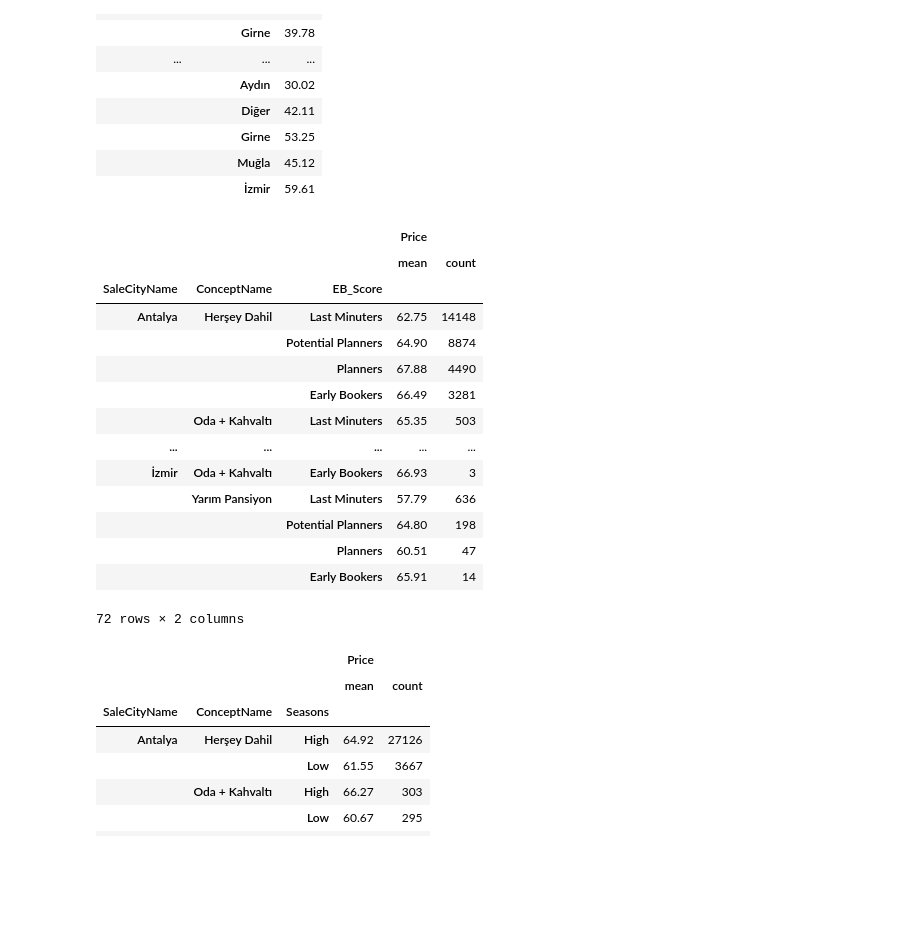
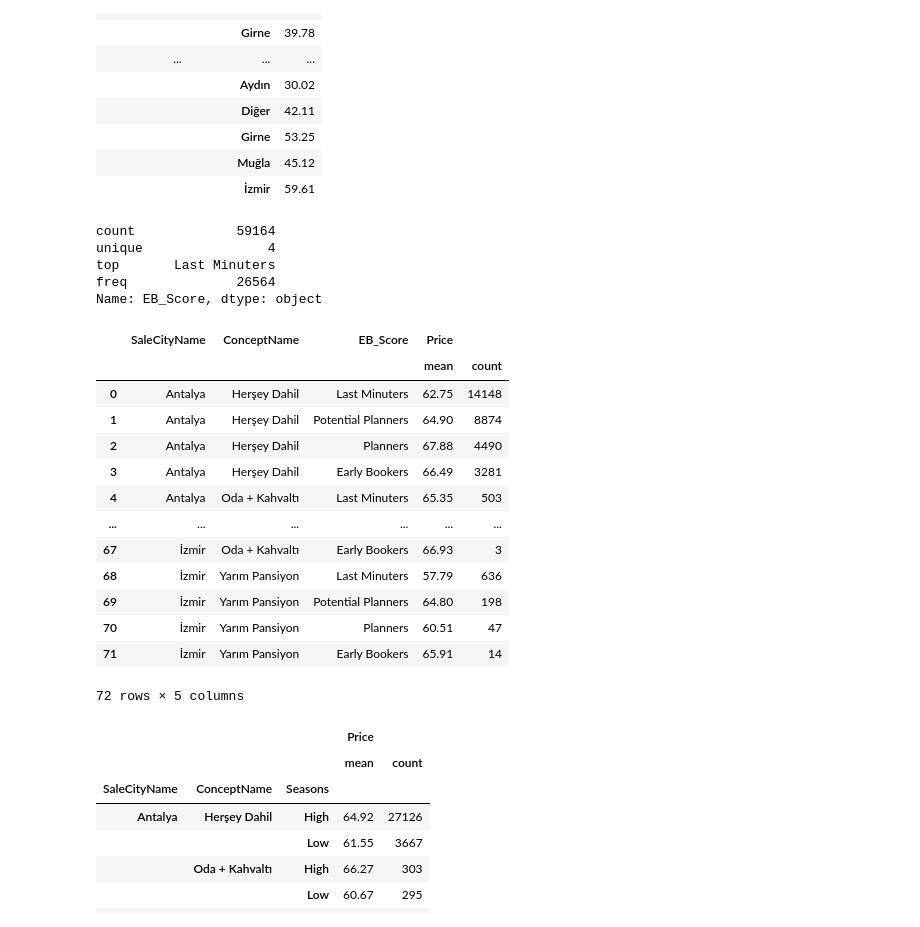
Before and after one commit to onurcakili/dataScienceRepository, a Jupyter notebook: 01_Data_Science_Projects/02_Revenue_Prediction_Segmentation.ipynb, the cells around one changed output. Saved outputs shown, nothing was run; the diff lists cells and outputs as text; code cells hidden in the pictures; blank space fills up the shorter version.

```diff
--- a/01_Data_Science_Projects/02_Revenue_Prediction_Segmentation.ipynb
+++ b/01_Data_Science_Projects/02_Revenue_Prediction_Segmentation.ipynb
@@ -155,32 +176,40 @@ df.groupby(["ConceptName","SaleCityName"]).agg({"Price":"mean"})
 |  | Muğla | 45.12 |
 |  | İzmir | 59.61 |
 # %%
-#SaleCheckınDayDiff değişkenini EB_Score adında yeni bir kategorik değişkene çeviriniz.
+# Erken Rezervasyon (Early_Booking) üzerinde işlem yapacağız
+# SaleCheckınDayDiff değişkenini EB_Score adında yeni bir kategorik değişkene çevirelim.
 
-bins = [-1,7,30,90,df["SaleCheckInDayDiff"].max()]
-labels=["Last Minuters","Potential Planners", "Planners", "Early Bookers"]
+myBins = [-1, 7, 30, 90, df["SaleCheckInDayDiff"].max()]
 
-df["EB_Score"]= pd.cut(df["SaleCheckInDayDiff"],bins,labels=labels)
+myLabels=["Last Minuters","Potential Planners", "Planners", "Early Bookers"]
 
-df.head(15).to_excel("ab_score.xlsx", index=False)
+df["EB_Score"]= pd.cut(df["SaleCheckInDayDiff"], bins = myBins, labels = myLabels)
+
+df["EB_Score"].describe()
+# %% [output]
+count             59164
+unique                4
+top       Last Minuters
+freq              26564
+Name: EB_Score, dtype: object
 # %%
-#Şehir,Concept,[EB_Score, Sezon,CInday] kırılımında ücret ortalamaları ve frekanslarına bakınız
-#şehir-concept-EB Score kırılımında ücret ortalamaları
-df.groupby(by=["SaleCityName","ConceptName","EB_Score"]).agg({"Price":["mean","count"]})
+# Şehir, Concept, [EB_Score, Sezon,CInday] kırılımında ücret ortalamaları ve frekanslarına bakalım
+# Şehir-concept-EB Score kırılımında ücret ortalamaları
+
+df.groupby(["SaleCityName","ConceptName","EB_Score"]).agg({"Price":["mean","count"]}).reset_index()
 # %% [output]
-|  |  |  | Price |  |
-|  |  |  | mean | count |
-| SaleCityName | ConceptName | EB_Score |  |  |
-| Antalya | Herşey Dahil | Last Minuters | 62.75 | 14148 |
-|  |  | Potential Planners | 64.90 | 8874 |
-|  |  | Planners | 67.88 | 4490 |
-|  |  | Early Bookers | 66.49 | 3281 |
-|  | Oda + Kahvaltı | Last Minuters | 65.35 | 503 |
-| ... | ... | ... | ... | ... |
-| İzmir | Oda + Kahvaltı | Early Bookers | 66.93 | 3 |
-|  | Yarım Pansiyon | Last Minuters | 57.79 | 636 |
-|  |  | Potential Planners | 64.80 | 198 |
-|  |  | Planners | 60.51 | 47 |
-|  |  | Early Bookers | 65.91 | 14 |
+|  | SaleCityName | ConceptName | EB_Score | Price |  |
+|  |  |  |  | mean | count |
+| 0 | Antalya | Herşey Dahil | Last Minuters | 62.75 | 14148 |
+| 1 | Antalya | Herşey Dahil | Potential Planners | 64.90 | 8874 |
+| 2 | Antalya | Herşey Dahil | Planners | 67.88 | 4490 |
+| 3 | Antalya | Herşey Dahil | Early Bookers | 66.49 | 3281 |
+| 4 | Antalya | Oda + Kahvaltı | Last Minuters | 65.35 | 503 |
+| ... | ... | ... | ... | ... | ... |
+| 67 | İzmir | Oda + Kahvaltı | Early Bookers | 66.93 | 3 |
+| 68 | İzmir | Yarım Pansiyon | Last Minuters | 57.79 | 636 |
+| 69 | İzmir | Yarım Pansiyon | Potential Planners | 64.80 | 198 |
+| 70 | İzmir | Yarım Pansiyon | Planners | 60.51 | 47 |
+| 71 | İzmir | Yarım Pansiyon | Early Bookers | 65.91 | 14 |
-72 rows × 2 columns
+72 rows × 5 columns
 # %%
```
Also changed, not shown: parts of 10 cells of this notebook, 3 other files.
